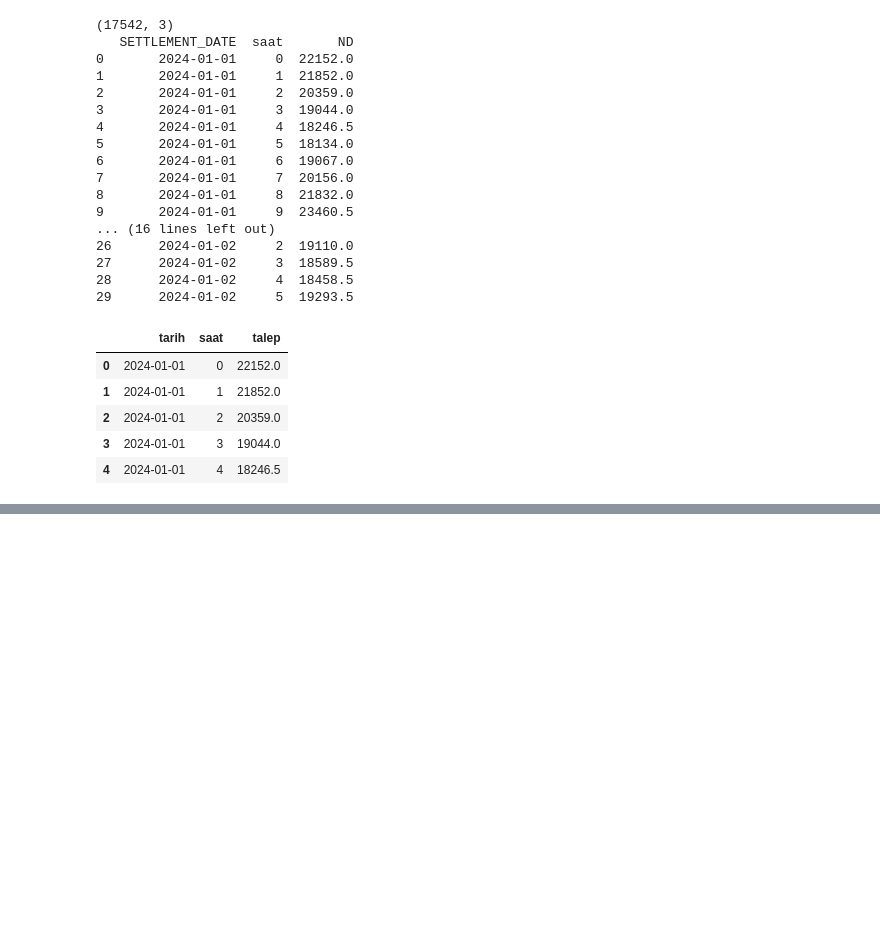
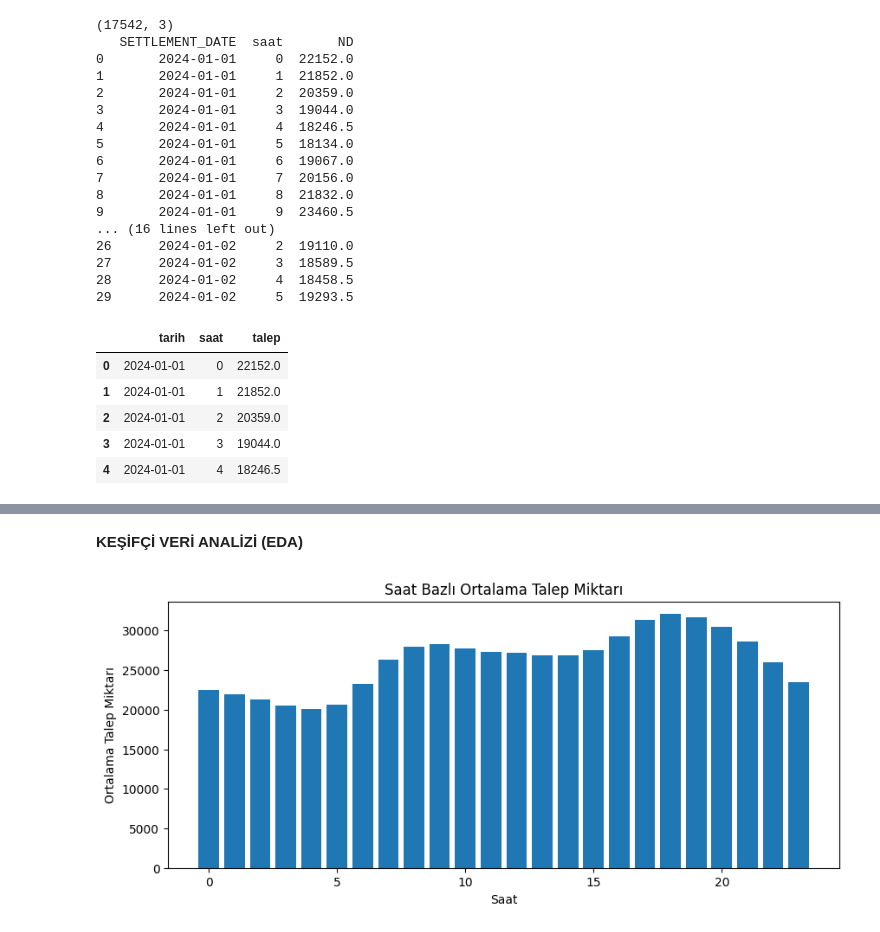
Before and after one commit to europecodingschool/ECS---VB---YZ---08.26, a Jupyter notebook: VB_YZ_Ders_20_.ipynb, the cells around one changed output, grey strips where cells are left out. Drawn from its saved outputs; the diff is of its cells as text; code cells hidden in the pictures; blank space fills up the shorter version.

```diff
--- a/VB_YZ_Ders_20_.ipynb
+++ b/VB_YZ_Ders_20_.ipynb
@@ -145,3 +145,11 @@ veri.head()
 | 2 | 2024-01-01 | 2 | 20359.0 |
 | 3 | 2024-01-01 | 3 | 19044.0 |
 | 4 | 2024-01-01 | 4 | 18246.5 |
+# %%
+# Formatlar ve Özellik Üretimi
+
+veri["tarih"] = pd.to_datetime(veri["tarih"])
+veri["gun"] = veri["tarih"].dt.dayofweek #tarih formatındaki sütundan yeni satır oluşturuyoruz. Haftanın günleri oluşacak. 0=pazartesi, 1= salı ...
+veri["ay"] = veri["tarih"].dt.month # tarih formatındaki sutundan ay sütunu türetiyoruz. Ay bazlı değerlendirebilmek için. (saat gün ve ay elimizde artık)
+
+veri.head(50)
@@ -147,0 +174,13 @@ veri.head()
+# %% [markdown]
+**KEŞİFÇİ VERİ ANALİZİ (EDA)**
+# %%
+saat_ort = veri.groupby("saat")["talep"].mean()
+
+plt.figure(figsize=(10,4))
+plt.bar(saat_ort.index, saat_ort.values)
+plt.xlabel("Saat")
+plt.ylabel("Ortalama Talep Miktarı")
+plt.title("Saat Bazlı Ortalama Talep Miktarı")
+plt.show()
+# %% [output]
+[figure, added]
```
Also changed, not shown: parts of 2 cells of this notebook.
